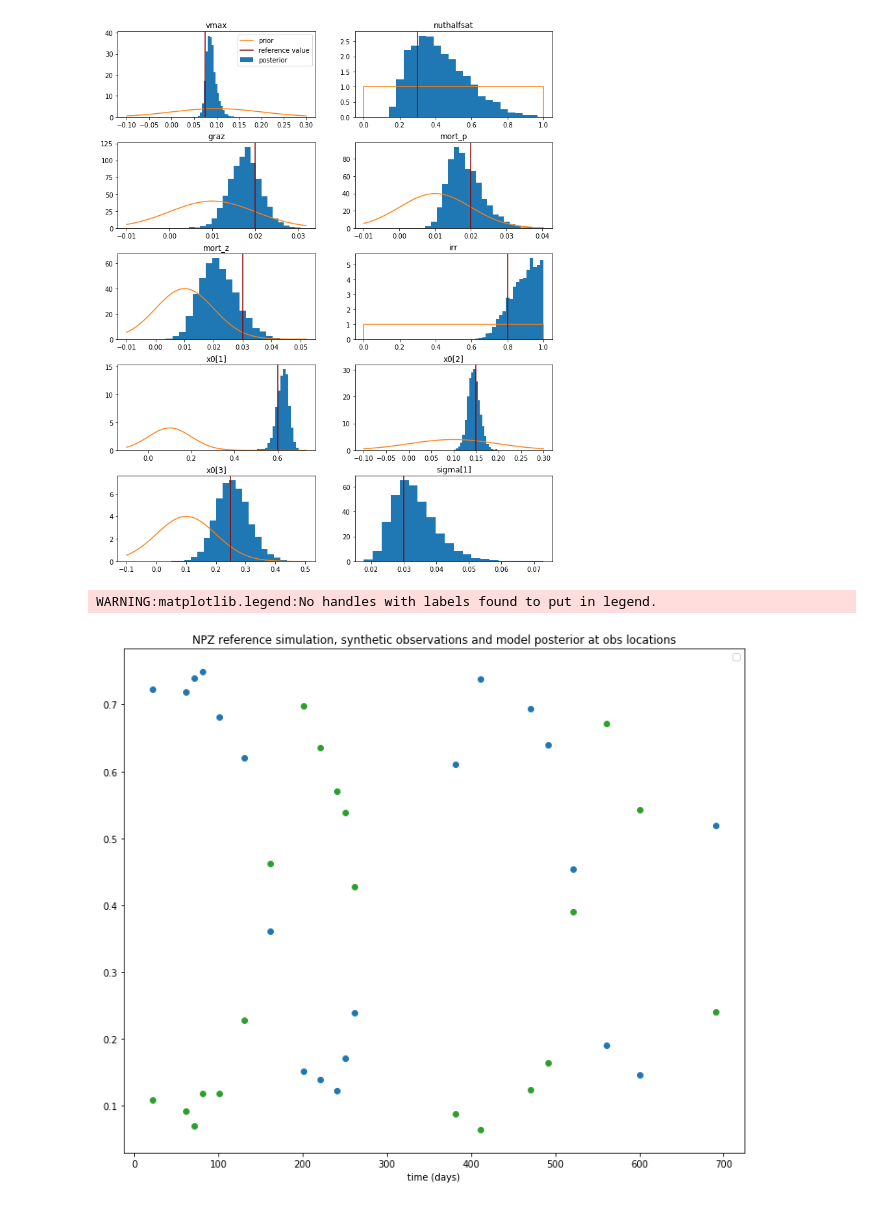
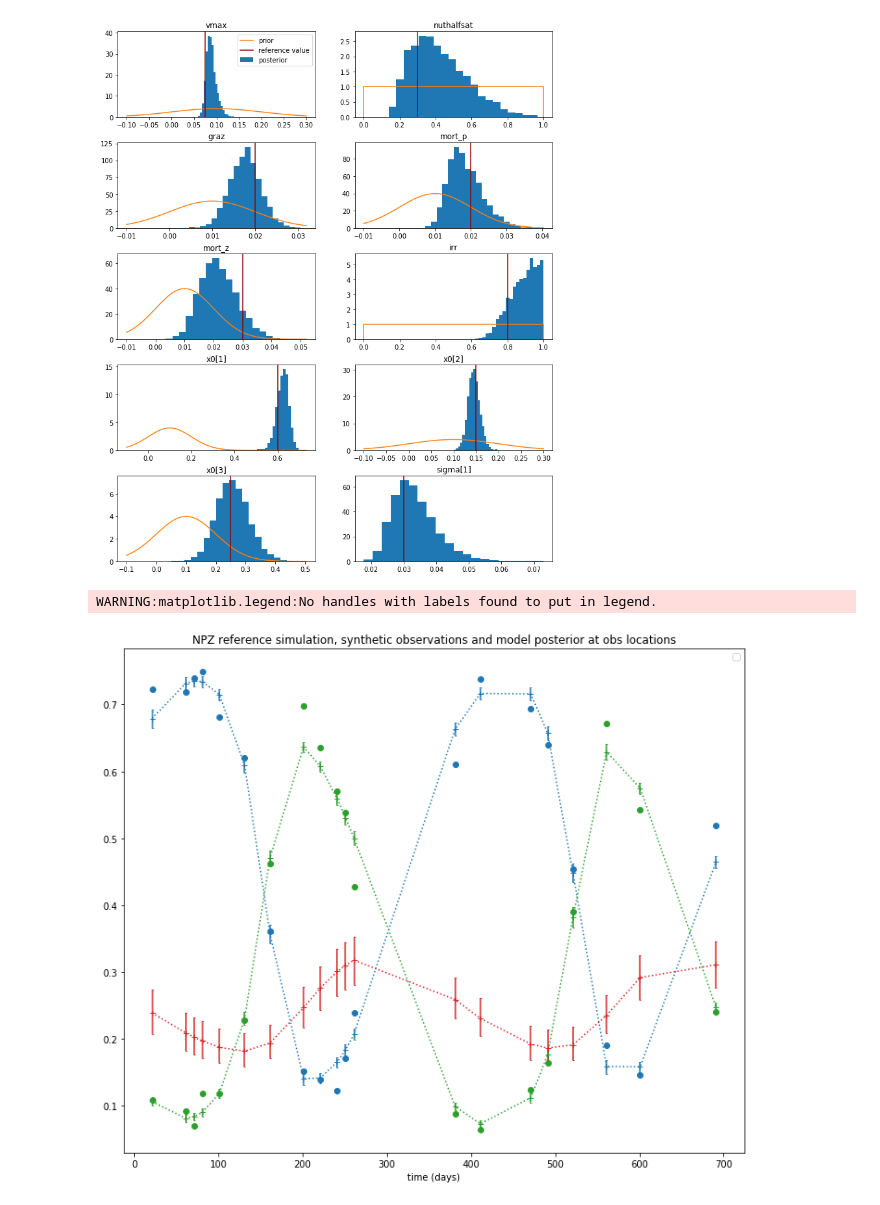
Before and after one commit to gregbritten/BayesianEcosystems_IAP, a Jupyter notebook: notebooks/npz_stan.ipynb, the cells around one changed output. Saved outputs shown, nothing was run; the diff lists cells and outputs as text; code cells hidden in the pictures.

Commit message:
fixed up plots

```diff
--- a/notebooks/npz_stan.ipynb
+++ b/notebooks/npz_stan.ipynb
@@ -104,9 +104,11 @@ parameters {
 transformed parameters {
     real x[nobs, 3];
     {
-    /* The curly braces here are introducing a local scope.
-    Variables declared inside the curly braces, like theta, cannot be used anywhere else in the code,
-    they are alos not included in the output.
+    /* The curly braces here are creating a local scope.
+    Variables declared inside the curly braces, like theta, cannot be used outside the curly braces,
+    they are also not included in the Stan output.
+    Stan already outputs posterior samples for the model parameters, so additional output for theta
+    is not useful.
     */
     real theta[6] = {vmax,nuthalfsat,graz,mort_p,mort_z,irr};
     x = integrate_ode_rk45(npz, x0, 0, tobs, theta,
@@ -242,23 +244,23 @@ None
 # %%
 # plot results
 
 colors = ('#1f77b4','#2ca02c','#d62728') # colors for N, P, Z
 
 x_quant = np.percentile(mcmc['x'], (25,50,75), axis=0)
 
 fig,ax = plt.subplots(figsize=(12,10))
 
-#for i,name in enumerate(('N','P','Z')):
-#    ax.plot(t,x[:,i], color=colors[i], label=name)
-#    ax.errorbar(x=tobs, y=x_quant[1,:,i], yerr=np.array((x_quant[1,:,i]-x_quant[0,:,i],x_quant[2,:,i]-x_quant[1,:,i])), ls=':', color=colors[i], marker='+', capsize=1.0)
+for i,name in enumerate(('N','P','Z')):
+    #ax.plot(t,x[:,i], color=colors[i], label=name)
+    ax.errorbar(x=tobs, y=x_quant[1,:,i], yerr=np.array((x_quant[1,:,i]-x_quant[0,:,i],x_quant[2,:,i]-x_quant[1,:,i])), ls=':', color=colors[i], marker='+', capsize=1.0)
 for i, ivar in enumerate(iobsvar):
     ax.plot(tobs, obs[:,i], color=colors[ivar], marker='o', ls='none')
 ax.set(title='NPZ reference simulation, synthetic observations and model posterior at obs locations', xlabel='time (days)')
 ax.legend()
 None
 # %% [output]
 WARNING:matplotlib.legend:No handles with labels found to put in legend.
-[figure, old version]
+[figure, new version]
 # %%
 positions = range(len(tobs))
 
```
Also changed, not shown: parts of 2 cells of this notebook.
